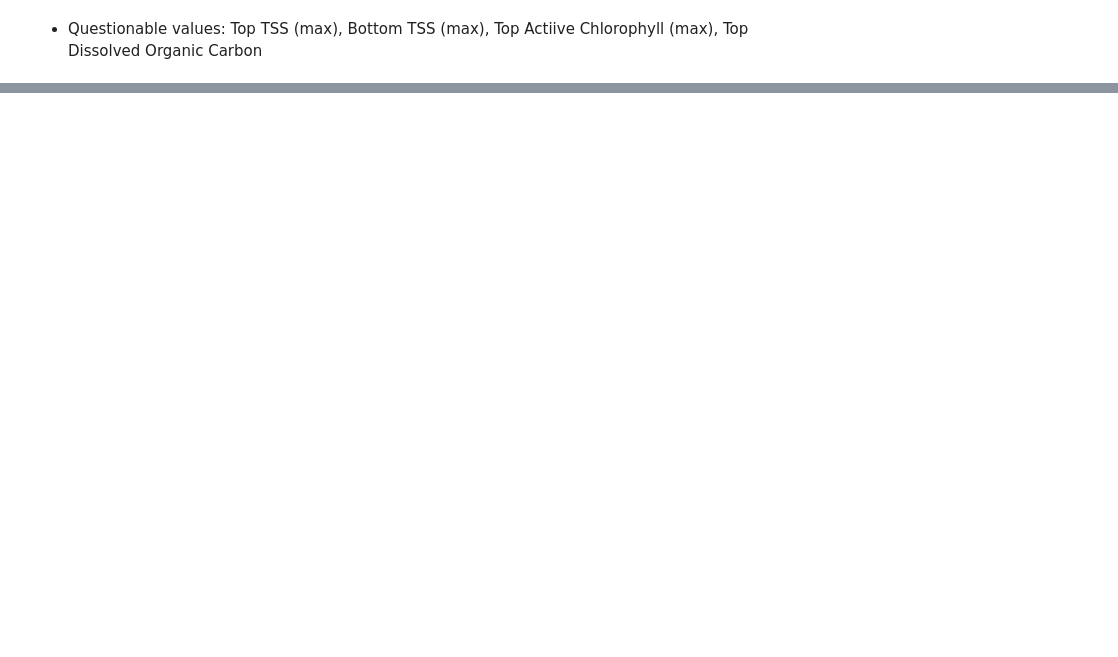
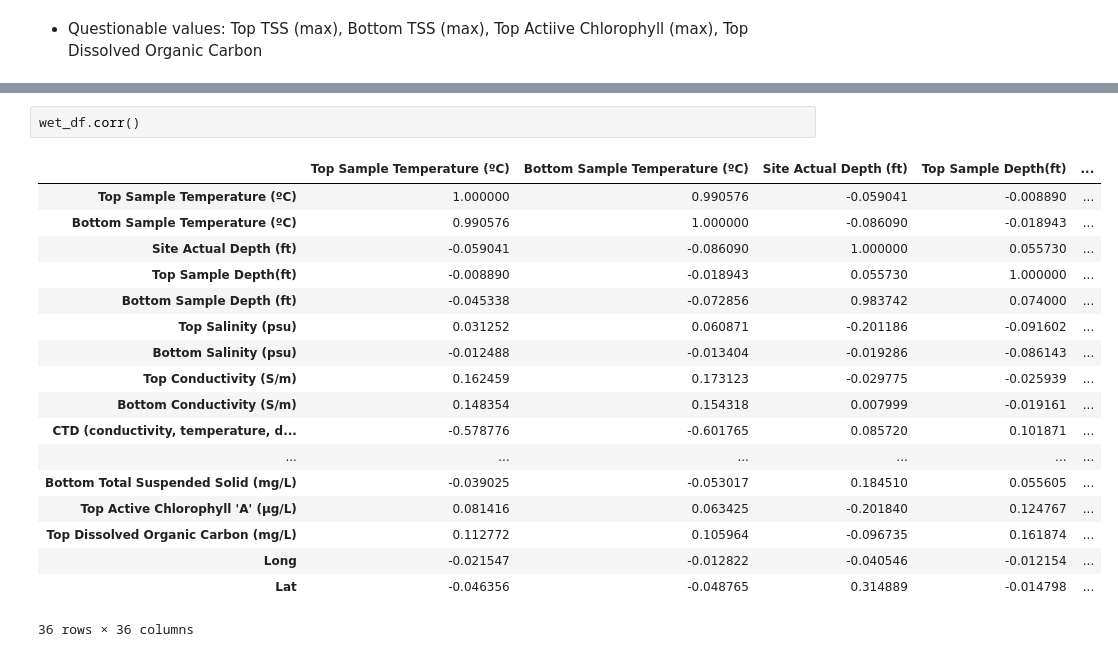
Before and after one commit to dradamski/capstone-two, a Jupyter notebook: notebooks/Data Exploration.ipynb, the cells around one changed output, grey strips where cells are left out. Drawn from its saved outputs; the diff is of its cells as text; blank space fills up the shorter version.

```diff
--- a/notebooks/Data Exploration.ipynb
+++ b/notebooks/Data Exploration.ipynb
@@ -382,0 +493,21 @@ for col in wq_df_int_subset:
+# %%
+wet_df.corr()
+# %% [output]
+|  | Top Sample Temperature (ºC) | Bottom Sample Temperature (ºC) | Site Actual Depth (ft) | Top Sample Depth(ft) | ... |
+| Top Sample Temperature (ºC) | 1.000000 | 0.990576 | -0.059041 | -0.008890 | ... |
+| Bottom Sample Temperature (ºC) | 0.990576 | 1.000000 | -0.086090 | -0.018943 | ... |
+| Site Actual Depth (ft) | -0.059041 | -0.086090 | 1.000000 | 0.055730 | ... |
+| Top Sample Depth(ft) | -0.008890 | -0.018943 | 0.055730 | 1.000000 | ... |
+| Bottom Sample Depth (ft) | -0.045338 | -0.072856 | 0.983742 | 0.074000 | ... |
+| Top Salinity (psu) | 0.031252 | 0.060871 | -0.201186 | -0.091602 | ... |
+| Bottom Salinity (psu) | -0.012488 | -0.013404 | -0.019286 | -0.086143 | ... |
+| Top Conductivity (S/m) | 0.162459 | 0.173123 | -0.029775 | -0.025939 | ... |
+| Bottom Conductivity (S/m) | 0.148354 | 0.154318 | 0.007999 | -0.019161 | ... |
+| CTD (conductivity, temperature, d... | -0.578776 | -0.601765 | 0.085720 | 0.101871 | ... |
+| ... | ... | ... | ... | ... | ... |
+| Bottom Total Suspended Solid (mg/L) | -0.039025 | -0.053017 | 0.184510 | 0.055605 | ... |
+| Top Active Chlorophyll 'A' (µg/L) | 0.081416 | 0.063425 | -0.201840 | 0.124767 | ... |
+| Top Dissolved Organic Carbon (mg/L) | 0.112772 | 0.105964 | -0.096735 | 0.161874 | ... |
+| Long | -0.021547 | -0.012822 | -0.040546 | -0.012154 | ... |
+| Lat | -0.046356 | -0.048765 | 0.314889 | -0.014798 | ... |
+36 rows × 36 columns
```
Also changed, not shown: parts of 16 cells of this notebook.
